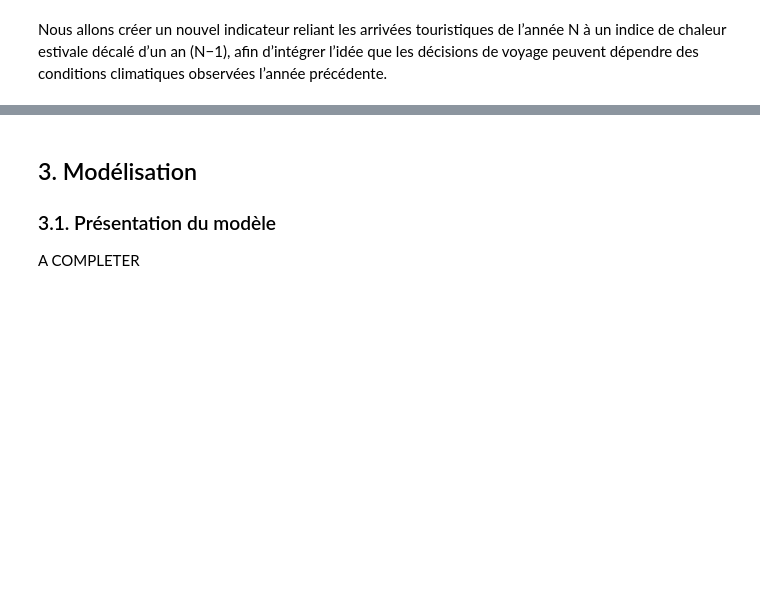
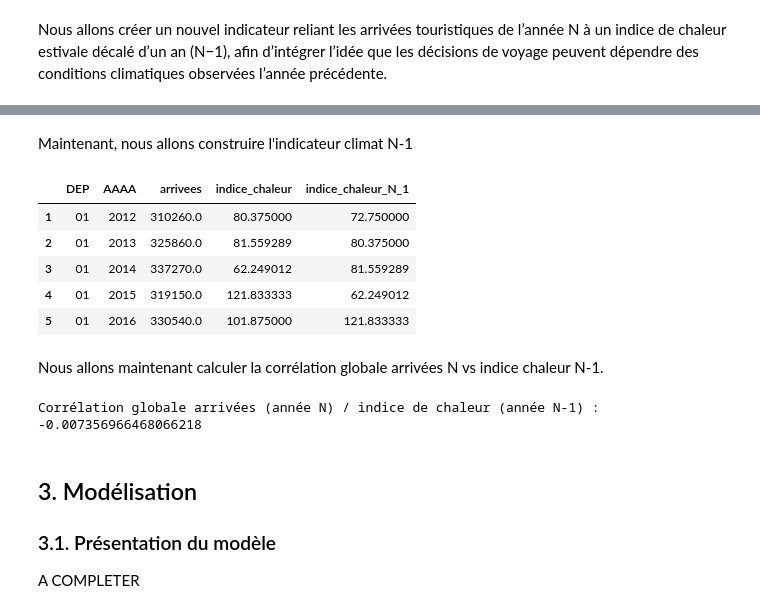
Before and after one commit to Manonchvllr/Project, a Jupyter notebook: rapport.ipynb, the cells around one changed output, grey strips where cells are left out. Saved outputs shown, nothing was run; the diff lists cells and outputs as text; code cells hidden in the pictures; blank space fills up the shorter version.

Commit message:
indice chaleur

```diff
--- a/rapport.ipynb
+++ b/rapport.ipynb
@@ -513,3 +503,39 @@ Corr globale arrivées(N) / chaleur(N-1): nan
+# %% [markdown]
+Maintenant, nous allons construire l'indicateur climat N-1
+# %%
+# On s'assure que les lignes sont bien triées
+base_ind = base_ind.sort_values(["DEP", "AAAA"])
+
+# Pour chaque département, on décale l'indice de chaleur d'une année
+base_ind["indice_chaleur_N_1"] = (
+    base_ind
+    .groupby("DEP")["indice_chaleur"]
+    .shift(1)     # année précédente
+)
+
+# On enlève les années où on n'a pas encore de N-1 (première année de chaque DEP)
+base_lag = base_ind.dropna(subset=["indice_chaleur_N_1"]).copy()
+
+base_lag.head()
+# %% [output]
+|  | DEP | AAAA | arrivees | indice_chaleur | indice_chaleur_N_1 |
+| 1 | 01 | 2012 | 310260.0 | 80.375000 | 72.750000 |
+| 2 | 01 | 2013 | 325860.0 | 81.559289 | 80.375000 |
+| 3 | 01 | 2014 | 337270.0 | 62.249012 | 81.559289 |
+| 4 | 01 | 2015 | 319150.0 | 121.833333 | 62.249012 |
+| 5 | 01 | 2016 | 330540.0 | 101.875000 | 121.833333 |
+# %% [markdown]
+Nous allons maintenant calculer la corrélation globale arrivées N vs indice chaleur N-1.
+# %%
+corr_global_lag = base_lag["arrivees"].corr(
+    base_lag["indice_chaleur_N_1"],
+    method="pearson"
+)
+
+print("Corrélation globale arrivées (année N) / indice de chaleur (année N-1) :",
+      corr_global_lag)
+# %% [output]
+Corrélation globale arrivées (année N) / indice de chaleur (année N-1) : -0.007356966468066218
 # %% [markdown]
 ## 3. Modélisation <a id="chapter_3"></a>
 ### 3.1. Présentation du modèle <a id="section_3_1"></a>
```
Also changed, not shown: parts of 15 cells of this notebook.
